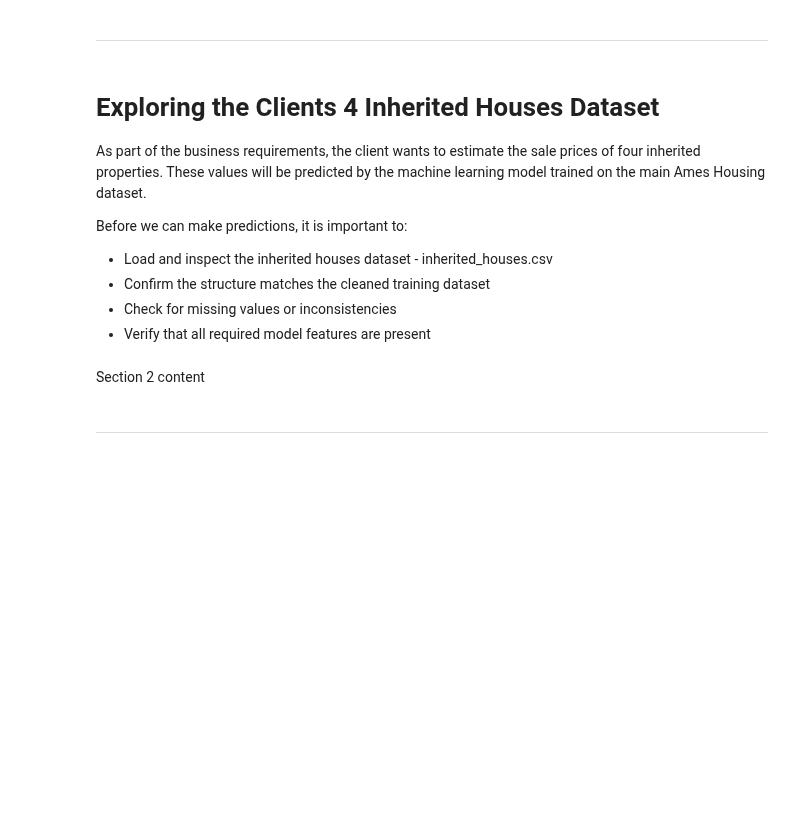
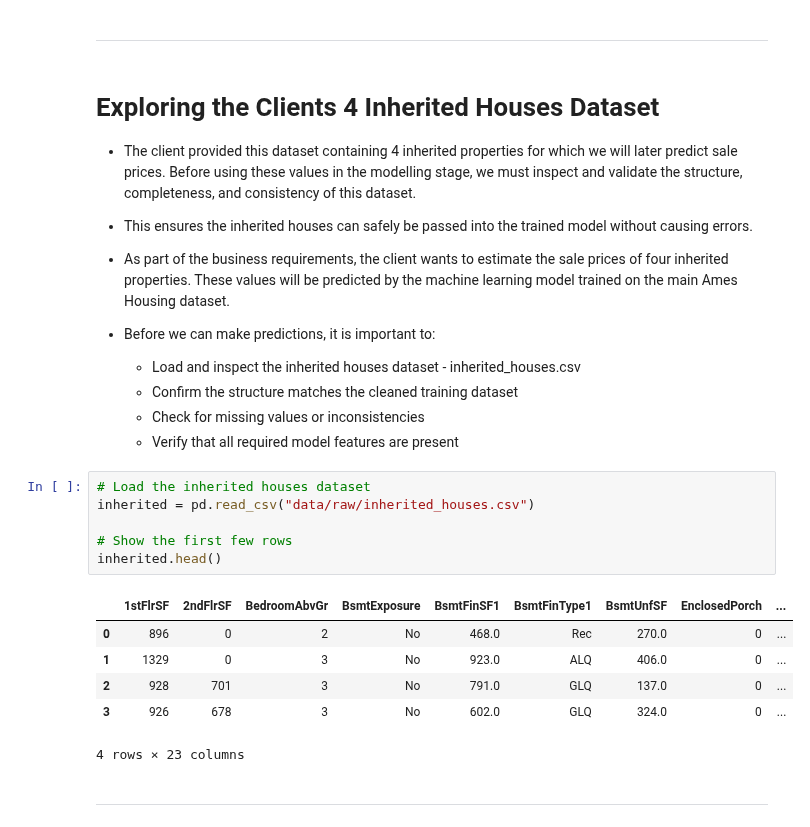
Before and after one commit to aishieee/p5-heritage-housing, a Jupyter notebook: jupyter_notebooks/01_data_exploration.ipynb, the cells around one changed output. Drawn from its saved outputs; the diff is of its cells as text; blank space fills up the shorter version.

Commit message:
Update business requirements markdown, Load and display first rows of inherited_houses.csv with .head()

```diff
--- a/jupyter_notebooks/01_data_exploration.ipynb
+++ b/jupyter_notebooks/01_data_exploration.ipynb
@@ -260,15 +260,30 @@ df.select_dtypes(include=['number']).describe().T
 # %% [markdown]
 # Exploring the Clients 4 Inherited Houses Dataset
 
-As part of the business requirements, the client wants to estimate the sale prices of four inherited properties. These values will be predicted by the machine learning model trained on the main Ames Housing dataset.
+* The client provided this dataset containing 4 inherited properties for which we will later predict sale prices. Before using these values in the modelling stage, we must inspect and validate the structure, completeness, and consistency of this dataset.
 
-Before we can make predictions, it is important to:
-- Load and inspect the inherited houses dataset - inherited_houses.csv
-- Confirm the structure matches the cleaned training dataset
-- Check for missing values or inconsistencies
-- Verify that all required model features are present
+* This ensures the inherited houses can safely be passed into the trained model without causing errors.
+
+* As part of the business requirements, the client wants to estimate the sale prices of four inherited properties. These values will be predicted by the machine learning model trained on the main Ames Housing dataset.
+
+* Before we can make predictions, it is important to:
+   - Load and inspect the inherited houses dataset - inherited_houses.csv
+   - Confirm the structure matches the cleaned training dataset
+   - Check for missing values or inconsistencies
+   - Verify that all required model features are present
-# %% [markdown]
-Section 2 content
+# %%
+# Load the inherited houses dataset
+inherited = pd.read_csv("data/raw/inherited_houses.csv")
+
+# Show the first few rows
+inherited.head()
+# %% [output]
+|  | 1stFlrSF | 2ndFlrSF | BedroomAbvGr | BsmtExposure | BsmtFinSF1 | BsmtFinType1 | BsmtUnfSF | EnclosedPorch | ... |
+| 0 | 896 | 0 | 2 | No | 468.0 | Rec | 270.0 | 0 | ... |
+| 1 | 1329 | 0 | 3 | No | 923.0 | ALQ | 406.0 | 0 | ... |
+| 2 | 928 | 701 | 3 | No | 791.0 | GLQ | 137.0 | 0 | ... |
+| 3 | 926 | 678 | 3 | No | 602.0 | GLQ | 324.0 | 0 | ... |
+4 rows × 23 columns
 # %% [markdown]
 ---
 # %% [markdown]
```
